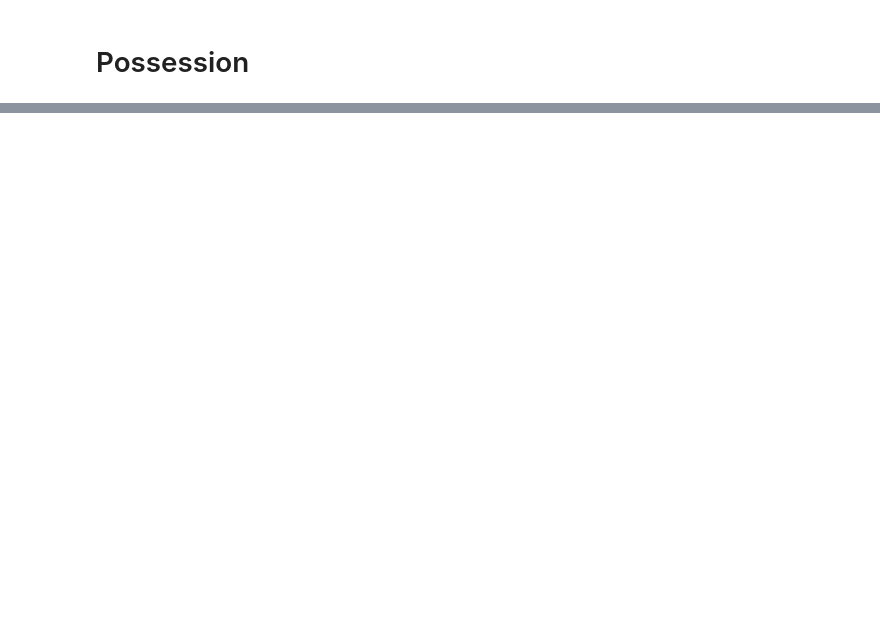
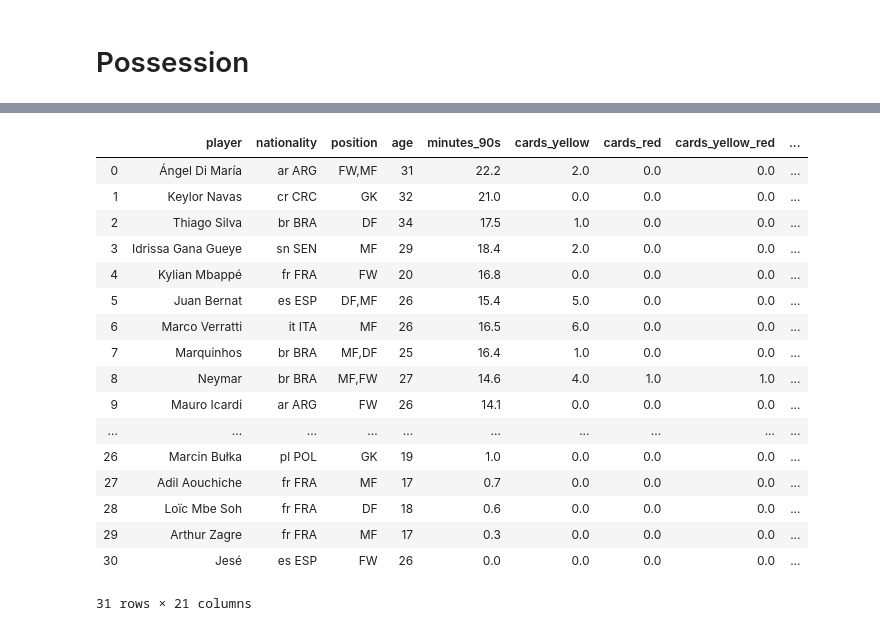
Before and after one commit to Udeet13/FBREF-scrapping-with-python, a Jupyter notebook: Again.ipynb, the cells around one changed output, grey strips where cells are left out. Cells and saved outputs as stored; diff of their text form; code cells hidden in the pictures; blank space fills up the shorter version.

```diff
--- a/Again.ipynb
+++ b/Again.ipynb
@@ -487,0 +515,41 @@ df_player = pd.DataFrame.from_dict(pre_df_player)
+# %%
+pre_df_player = dict()
+for row in miscellaneous_stats:
+        if(row.find('th',{"scope":"row"}) != None):
+            for f in misc_stats:
+                if f == "player":
+                    cell = row.find("th",{"data-stat": f})
+                else:
+                    cell = row.find("td",{"data-stat": f})
+                a = cell.text.strip().encode()
+                text=a.decode("utf-8")
+                if(text == ''):
+                    text = '0'
+                if((f!='player')&(f!='nationality')&(f!='position')&(f!='squad')&(f!='age')&(f!='birth_year')):
+                    text = float(text.replace(',',''))
+                if f in pre_df_player:
+                    pre_df_player[f].append(text)
+                else:
+                    pre_df_player[f] = [text]
+df_player = pd.DataFrame.from_dict(pre_df_player)
+# %%
+df_player
+# %% [output]
+|  | player | nationality | position | age | minutes_90s | cards_yellow | cards_red | cards_yellow_red | ... |
+| 0 | Ángel Di María | ar ARG | FW,MF | 31 | 22.2 | 2.0 | 0.0 | 0.0 | ... |
+| 1 | Keylor Navas | cr CRC | GK | 32 | 21.0 | 0.0 | 0.0 | 0.0 | ... |
+| 2 | Thiago Silva | br BRA | DF | 34 | 17.5 | 1.0 | 0.0 | 0.0 | ... |
+| 3 | Idrissa Gana Gueye | sn SEN | MF | 29 | 18.4 | 2.0 | 0.0 | 0.0 | ... |
+| 4 | Kylian Mbappé | fr FRA | FW | 20 | 16.8 | 0.0 | 0.0 | 0.0 | ... |
+| 5 | Juan Bernat | es ESP | DF,MF | 26 | 15.4 | 5.0 | 0.0 | 0.0 | ... |
+| 6 | Marco Verratti | it ITA | MF | 26 | 16.5 | 6.0 | 0.0 | 0.0 | ... |
+| 7 | Marquinhos | br BRA | MF,DF | 25 | 16.4 | 1.0 | 0.0 | 0.0 | ... |
+| 8 | Neymar | br BRA | MF,FW | 27 | 14.6 | 4.0 | 1.0 | 1.0 | ... |
+| 9 | Mauro Icardi | ar ARG | FW | 26 | 14.1 | 0.0 | 0.0 | 0.0 | ... |
+| ... | ... | ... | ... | ... | ... | ... | ... | ... | ... |
+| 26 | Marcin Bułka | pl POL | GK | 19 | 1.0 | 0.0 | 0.0 | 0.0 | ... |
+| 27 | Adil Aouchiche | fr FRA | MF | 17 | 0.7 | 0.0 | 0.0 | 0.0 | ... |
+| 28 | Loïc Mbe Soh | fr FRA | DF | 18 | 0.6 | 0.0 | 0.0 | 0.0 | ... |
+| 29 | Arthur Zagre | fr FRA | MF | 17 | 0.3 | 0.0 | 0.0 | 0.0 | ... |
+| 30 | Jesé | es ESP | FW | 26 | 0.0 | 0.0 | 0.0 | 0.0 | ... |
+31 rows × 21 columns
```
Also changed, not shown: parts of 9 cells of this notebook, 1 other file.
